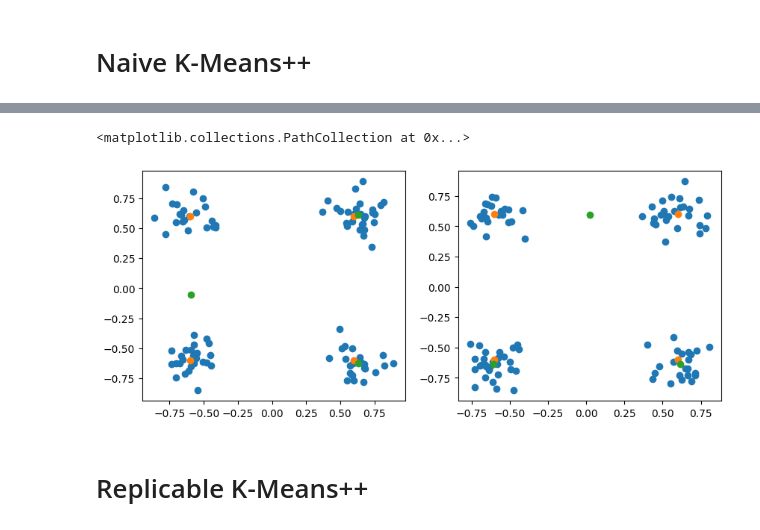
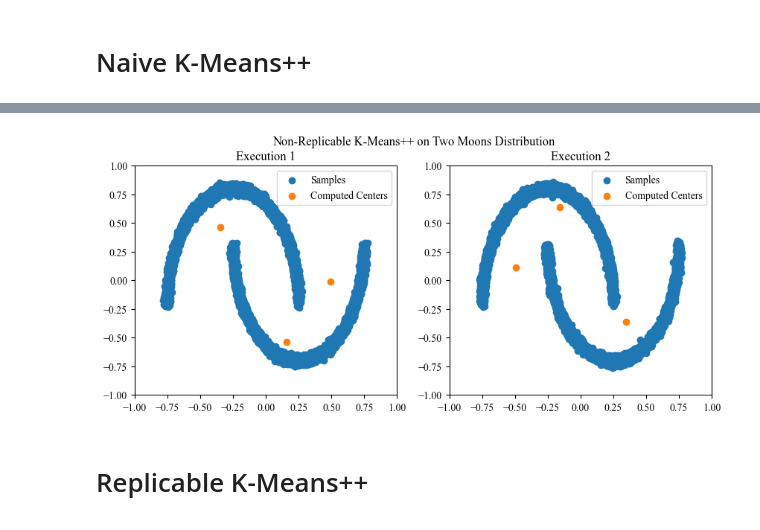
Before and after one commit to felix-cfzhou/replicable_clustering_experiments, a Jupyter notebook: replicable_clustering.ipynb, the cells around one changed output, grey strips where cells are left out. Saved outputs shown, nothing was run; the diff lists cells and outputs as text; code cells hidden in the pictures.

Commit message:
plotted figures

```diff
--- a/replicable_clustering.ipynb
+++ b/replicable_clustering.ipynb
@@ -2,5 +2,8 @@
 import matplotlib.pyplot as plt
 import numpy as np
 import sklearn
+
+plt.rcParams["font.family"] = "Times New Roman"
+plt.rcParams["figure.dpi"] = 100.0
 # %% [markdown]
 # Environment
@@ -40,0 +52,11 @@ plt.scatter([0.6, 0.6, -0.6, -0.6], [0.6, -0.6, 0.6, -0.6])
+# %%
+from sklearn import datasets
+
+
+def sample_moons(size: int):
+    samples, _ = datasets.make_moons(n_samples=size, shuffle=True, noise=0.02)
+    samples[:, 0] -= 0.5
+    samples[:, 1] -= 0.2
+    samples[:, 0] /= 2.0
+
+    return samples
@@ -50,16 +134,54 @@ kmeans2 = KMeans(n_clusters=3).fit(data2)
 # %%
+moons_data1 = sample_moons(1_200_00)
+moons_data2 = sample_moons(1_200_00)
+moons_kmeans1 = KMeans(n_clusters=3).fit(moons_data1)
+moons_kmeans2 = KMeans(n_clusters=3).fit(moons_data2)
+
 fig, ax = plt.subplots(1, 2, figsize=(10, 4))
 
-ax[0].scatter(data1[:, 0], data1[:, 1])
-ax[0].scatter([0.6, 0.6, -0.6, -0.6], [0.6, -0.6, 0.6, -0.6])
-ax[0].scatter(kmeans1.cluster_centers_[:, 0], kmeans1.cluster_centers_[:, 1])
+moons_data_indices1 = np.random.choice(moons_data1.shape[0], 10000, replace=False)
 
-ax[1].scatter(data2[:, 0], data2[:, 1])
-ax[1].scatter([0.6, 0.6, -0.6, -0.6], [0.6, -0.6, 0.6, -0.6])
-ax[1].scatter(kmeans2.cluster_centers_[:, 0], kmeans2.cluster_centers_[:, 1])
+ax[0].scatter(
+    moons_data1[moons_data_indices1, 0],
+    moons_data1[moons_data_indices1, 1],
+    label="Samples",
+)
+ax[0].scatter(
+    moons_kmeans1.cluster_centers_[:, 0],
+    moons_kmeans1.cluster_centers_[:, 1],
+    label="Computed Centers",
+)
+
+ax[0].set_xlim(-1, 1)
+ax[0].set_ylim(-1, 1)
+ax[0].legend()
+ax[0].set_title("Execution 1")
+
+moons_data_indices2 = np.random.choice(moons_data2.shape[0], 10000, replace=False)
+
+ax[1].scatter(
+    moons_data2[moons_data_indices2, 0],
+    moons_data2[moons_data_indices2, 1],
+    label="Samples",
+)
+ax[1].scatter(
+    moons_kmeans2.cluster_centers_[:, 0],
+    moons_kmeans2.cluster_centers_[:, 1],
+    label="Computed Centers",
+)
+
+ax[1].set_xlim(-1, 1)
+ax[1].set_ylim(-1, 1)
+ax[1].legend()
+ax[1].set_title("Execution 2")
+
+fig.suptitle("Non-Replicable K-Means++ on Two Moons Distribution")
+
+plt.savefig("moons.pdf", format="pdf", bbox_inches="tight")
+
+plt.show()
 # %% [output]
-<matplotlib.collections.PathCollection at 0x...>
-[figure, old version]
+[figure, new version]
 # %% [markdown]
 # Replicable K-Means++
 # %% [markdown]
```
Also changed, not shown: parts of 28 cells of this notebook, 5 other files.
